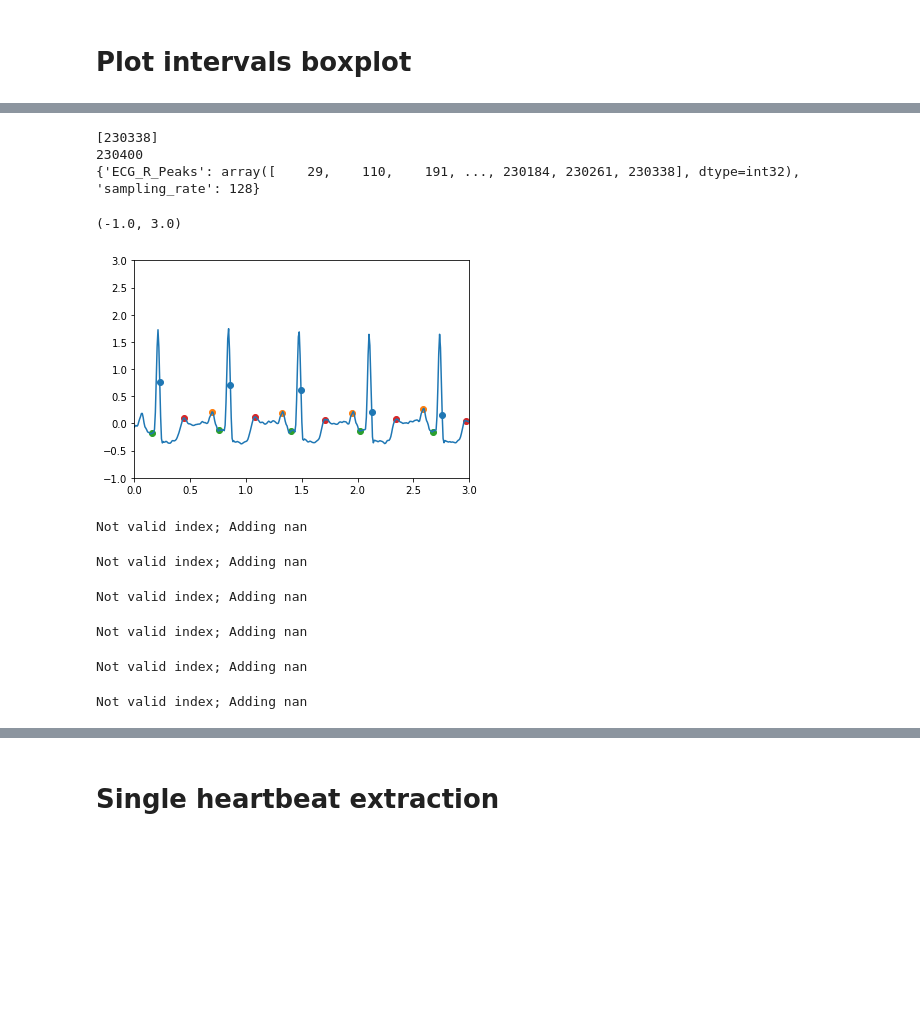
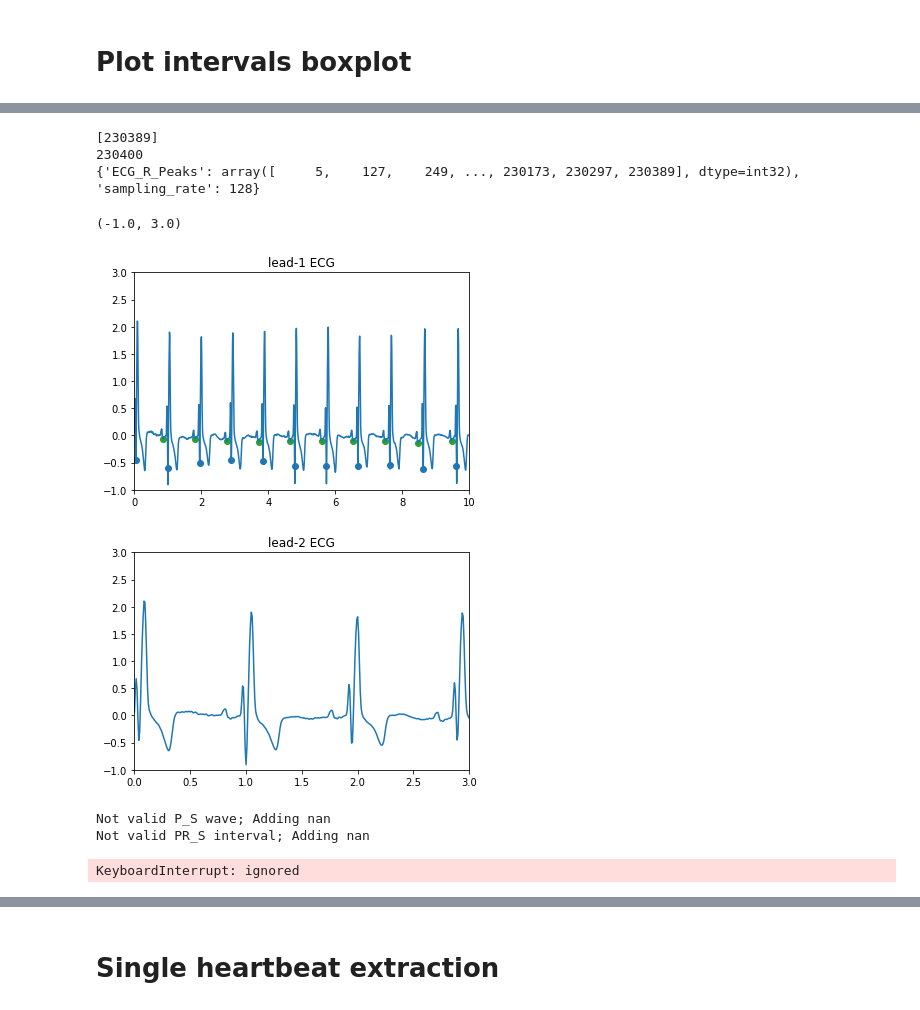
Before and after one commit to romano-francesco/applied-ai-in-biomedicine-ECG-classifier, a Jupyter notebook: Data_Loading_and_Exploration_v2.ipynb, the cells around one changed output, grey strips where cells are left out. Cells and saved outputs as stored; diff of their text form; code cells hidden in the pictures; blank space fills up the shorter version.

```diff
--- a/Data_Loading_and_Exploration_v2.ipynb
+++ b/Data_Loading_and_Exploration_v2.ipynb
@@ -8,3 +26,5 @@ input_dir = "/content/drive/MyDrive/Project AAIB/dataset"
+# %%
+input_dir = "/content/training_set"
 # %%
 import os
 
@@ -159,46 +188,55 @@ ecg_sample = np.asarray(ecgs[1]['ecg'], dtype=np.float64)
 sampling = ecg_freq(filenames[1])
 ecg_sample_= np.arange(0, ecg_sample.shape[0]/sampling, 1/sampling)
 
 #Extract peaks from traning set and their labels
 sample_rpeaks = rpks[1]['rpeaks']
 rpeaks = {'ECG_R_Peaks': sample_rpeaks.flatten(), 'sampling_rate': sampling}
 print(sample_rpeaks[-1])
-ecg_signal = nk.ecg_clean(ecg_sample[:,0], sampling_rate=sampling, method='neurokit2')
+ecg_signal_1 = nk.ecg_clean(ecg_sample[:,1], sampling_rate=sampling, method='neurokit2')
+ecg_signal_2 = nk.ecg_clean(ecg_sample[:,1], sampling_rate=sampling, method='neurokit2')
 
-print(len(ecg_signal))
+print(len(ecg_signal_1))
 print(rpeaks)
 
-_, waves_peak = nk.ecg_delineate(ecg_signal, rpeaks, sampling_rate=sampling, method="dwt")
-
+_, waves_peak = nk.ecg_delineate(ecg_signal_1, rpeaks, sampling_rate=sampling, method="dwt")
+_, waves_peak_2 = nk.ecg_delineate(ecg_signal_2, rpeaks, sampling_rate=sampling, method="dwt")
 # Plot an example of signal (last ecg in previous loop)
 
 #drop null values
 for key in waves_peak.keys():
  waves_peak[key] = [w for w in waves_peak[key] if math.isnan(w) == False]
 
 #create waves_peak in time domain in order to plot the value in the time domain
 waves_peak_td = dict()
-waves_peak_td['ECG_P_Peaks'] = [w / sampling for w in waves_peak['ECG_P_Peaks'] ]
+waves_peak_td['ECG_P_Peaks'] = [w  for w in waves_peak['ECG_P_Peaks'] ]
 waves_peak_td['ECG_Q_Peaks'] = [w / sampling for w in waves_peak['ECG_Q_Peaks'] ]
 waves_peak_td['ECG_T_Peaks'] = [w / sampling for w in waves_peak['ECG_T_Peaks'] ]
 waves_peak_td['ECG_R_Onsets'] = [w / sampling for w in waves_peak['ECG_R_Onsets'] ]
 waves_peak_td['ECG_P_Onsets'] = [w / sampling for w in waves_peak['ECG_P_Onsets'] ]
 waves_peak_td['ECG_T_Offsets'] = [w / sampling for w in waves_peak['ECG_T_Offsets'] ]
 
-plt.plot(ecg_sample_, ecg_signal)
-plt.scatter(rpeaks['ECG_R_Peaks']/sampling, ecg_signal[rpeaks['ECG_R_Peaks']])
-plt.scatter(waves_peak_td['ECG_P_Peaks'], ecg_signal[waves_peak['ECG_P_Peaks']])
-plt.scatter(waves_peak_td['ECG_Q_Peaks'], ecg_signal[waves_peak['ECG_Q_Peaks']])
-plt.scatter(waves_peak_td['ECG_T_Peaks'], ecg_signal[waves_peak['ECG_T_Peaks']])
+plt.plot(ecg_sample_, ecg_signal_1)
+plt.title("lead-1 ECG")
+plt.scatter(rpeaks['ECG_R_Peaks'] / sampling, ecg_signal_1[rpeaks['ECG_R_Peaks']])
+plt.scatter(waves_peak_td['ECG_P_Peaks'], ecg_signal_1[waves_peak['ECG_P_Peaks']])
+plt.scatter(waves_peak_td['ECG_Q_Peaks'], ecg_signal_1[waves_peak['ECG_Q_Peaks']])
+plt.scatter(waves_peak_td['ECG_T_Peaks'], ecg_signal_1[waves_peak['ECG_T_Peaks']])
 
+plt.xlim(0,10)
+plt.ylim(-1,3)
+
+plt.figure()
+plt.title("lead-2 ECG")
+plt.plot(ecg_sample_, ecg_signal_2)
 plt.xlim(0,3)
 plt.ylim(-1,3)
 # %% [output]
-[230338]
+[230389]
 230400
-{'ECG_R_Peaks': array([    29,    110,    191, ..., 230184, 230261, 230338], dtype=int32), 'sampling_rate': 128}
+{'ECG_R_Peaks': array([     5,    127,    249, ..., 230173, 230297, 230389], dtype=int32), 'sampling_rate': 128}
 (-1.0, 3.0)
-[figure, old version]
+[figure, new version]
+[figure, added]
 # %%
 # Exploration over some intervals of various single-beat signal
 
@@ -259,54 +297,54 @@ for i in tqdm(range(len(ecgs))):
       try:
         P_N.append(ecg_signal[waves_peak['ECG_P_Peaks'][beat_index]])
       except:
-        P_N.append(math.nan)
+        print("Not valid P_N wave; Adding nan")
+        P_N.append(np.asarray([math.nan]))
       try:
         PR_N.append(sample_rpeaks[beat_index] / sampling - waves_peak_td['ECG_P_Onsets'][beat_index] )
       except:
-        print("Not valid index; Adding nan")
-        PR_N.append(math.nan)
+        print("Not valid PR_N Interval; Adding nan")
+        PR_N.append(np.asarray([math.nan]))
       try:
         QR_N.append(waves_peak_td['ECG_T_Offsets'][beat_index] - sample_rpeaks[beat_index] / sampling)
       except:
-        print("Not valid index; Adding nan")
-        QR_N.append(math.nan)
+        print("Not valid QR_N Interval; Adding nan")
+        QR_N.append(np.asarray([math.nan]))
     elif sample_labels[beat_index] == 'S':
       try:
         P_S.append(ecg_signal[waves_peak['ECG_P_Peaks'][beat_index]])
       except:
-        P_S.append(math.nan)
+        print("Not valid P_S wave; Adding nan")
+        P_S.append(np.asarray([math.nan]))
       try:
         PR_S.append(sample_rpeaks[beat_index] / sampling - waves_peak_td['ECG_P_Onsets'][beat_index] )
       except:
-        print("Not valid index; Adding nan")
-        PR_S.append(math.nan)
+        print("Not valid PR_S interval; Adding nan")
+        PR_S.append(np.asarray([math.nan]))
       try:
         QR_S.append(waves_peak_td['ECG_T_Offsets'][beat_index] - sample_rpeaks[beat_index] / sampling)
       except:
-        print("Not valid index; Adding nan")
-        QR_S.append(math.nan)
+        print("Not valid QR_S interval; Adding nan")
+        QR_S.append(np.asarray([math.nan]))
     else:
       try:
         P_V.append(ecg_signal[waves_peak['ECG_P_Peaks'][beat_index]])
       except:
-        P_V.append(math.nan)
+        print("Not valid P_V wave; Adding nan")
+        P_V.append(np.asarray([math.nan]))
       try:
         PR_V.append(sample_rpeaks[beat_index] / sampling - waves_peak_td['ECG_P_Onsets'][beat_index] )
       except:
-        print("Not valid index; Adding nan")
-        PR_V.append(math.nan)
+        print("Not valid PR_V interval; Adding nan")
+        PR_V.append(np.asarray([math.nan]))
       try:
         QR_V.append(waves_peak_td['ECG_T_Offsets'][beat_index] - sample_rpeaks[beat_index] / sampling)
       except:
-        print("Not valid index; Adding nan")
-        QR_V.append(math.nan)
+        print("Not valid QR_V interval; Adding nan")
+        QR_V.append(np.asarray([math.nan]))
 # %% [output]
-Not valid index; Adding nan
+Not valid P_S wave; Adding nan
+Not valid PR_S interval; Adding nan
-Not valid index; Adding nan
+KeyboardInterrupt: ignored
-Not valid index; Adding nan
-Not valid index; Adding nan
-Not valid index; Adding nan
-Not valid index; Adding nan
 # %%
 print(len(PR_N))
 print(len(PR_V))
```
Also changed, not shown: parts of 24 cells of this notebook.
